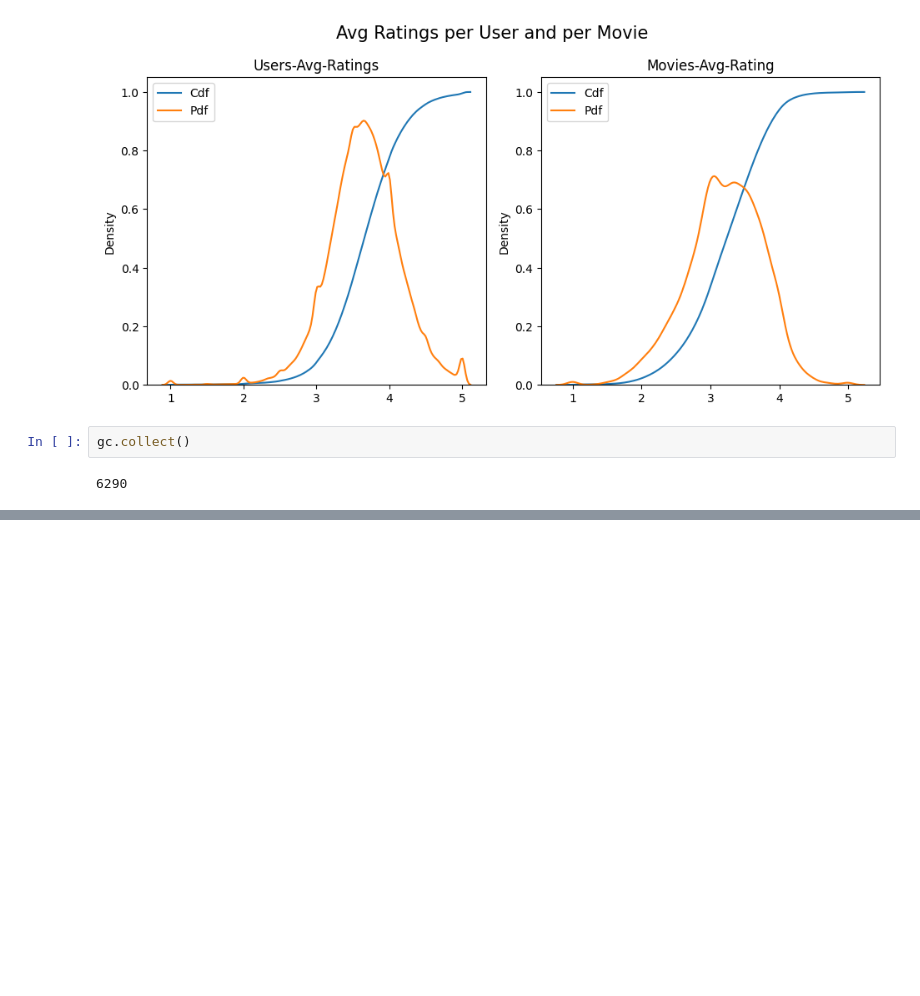
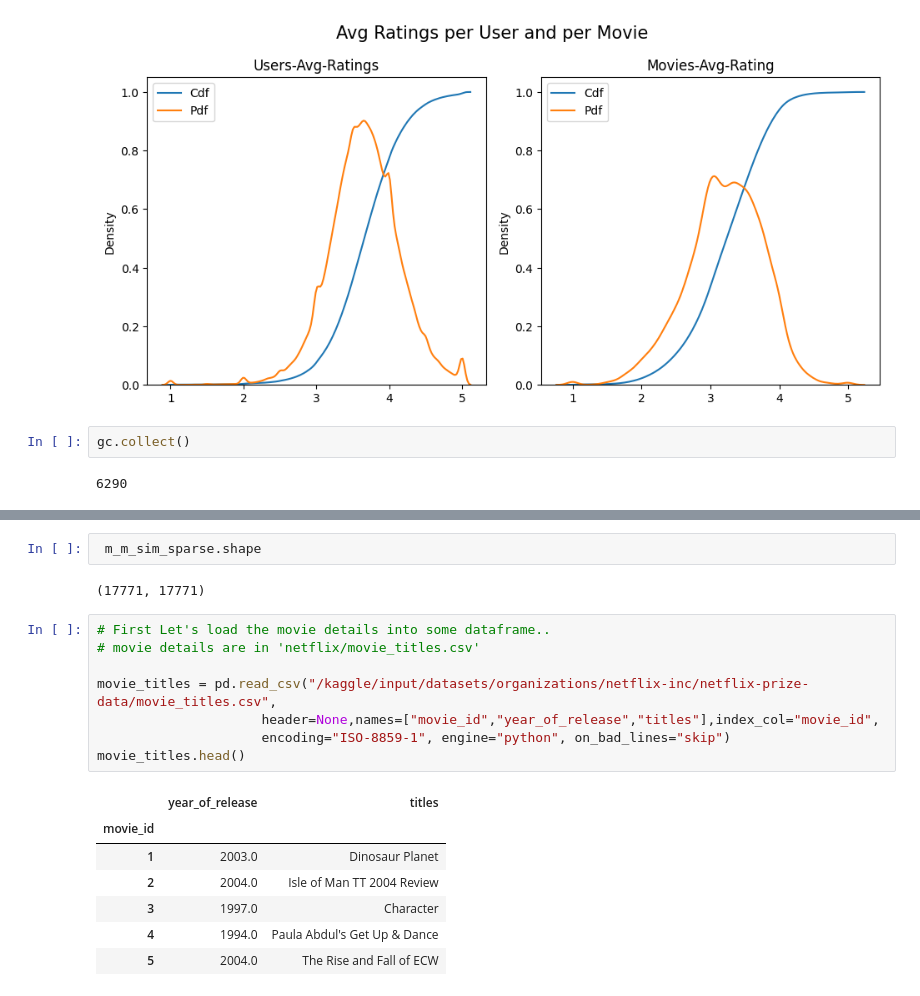
Before and after one commit to Aditi-dev07/Netflix-Recommendation-Engine, a Jupyter notebook: netflixdata.ipynb, the cells around one changed output, grey strips where cells are left out. Cells and saved outputs as stored; diff of their text form; blank space fills up the shorter version.

```diff
--- a/netflixdata.ipynb
+++ b/netflixdata.ipynb
@@ -531,0 +593,20 @@ gc.collect()
+# %%
+ m_m_sim_sparse.shape
+# %% [output]
+(17771, 17771)
+# %%
+# First Let's load the movie details into some dataframe..
+# movie details are in 'netflix/movie_titles.csv'
+
+movie_titles = pd.read_csv("/kaggle/input/datasets/organizations/netflix-inc/netflix-prize-data/movie_titles.csv",
+                     header=None,names=["movie_id","year_of_release","titles"],index_col="movie_id",
+                     encoding="ISO-8859-1", engine="python", on_bad_lines="skip")
+movie_titles.head()
+# %% [output]
+|  | year_of_release | titles |
+| movie_id |  |  |
+| 1 | 2003.0 | Dinosaur Planet |
+| 2 | 2004.0 | Isle of Man TT 2004 Review |
+| 3 | 1997.0 | Character |
+| 4 | 1994.0 | Paula Abdul's Get Up & Dance |
+| 5 | 2004.0 | The Rise and Fall of ECW |
```
Also changed, not shown: parts of 11 cells of this notebook.
